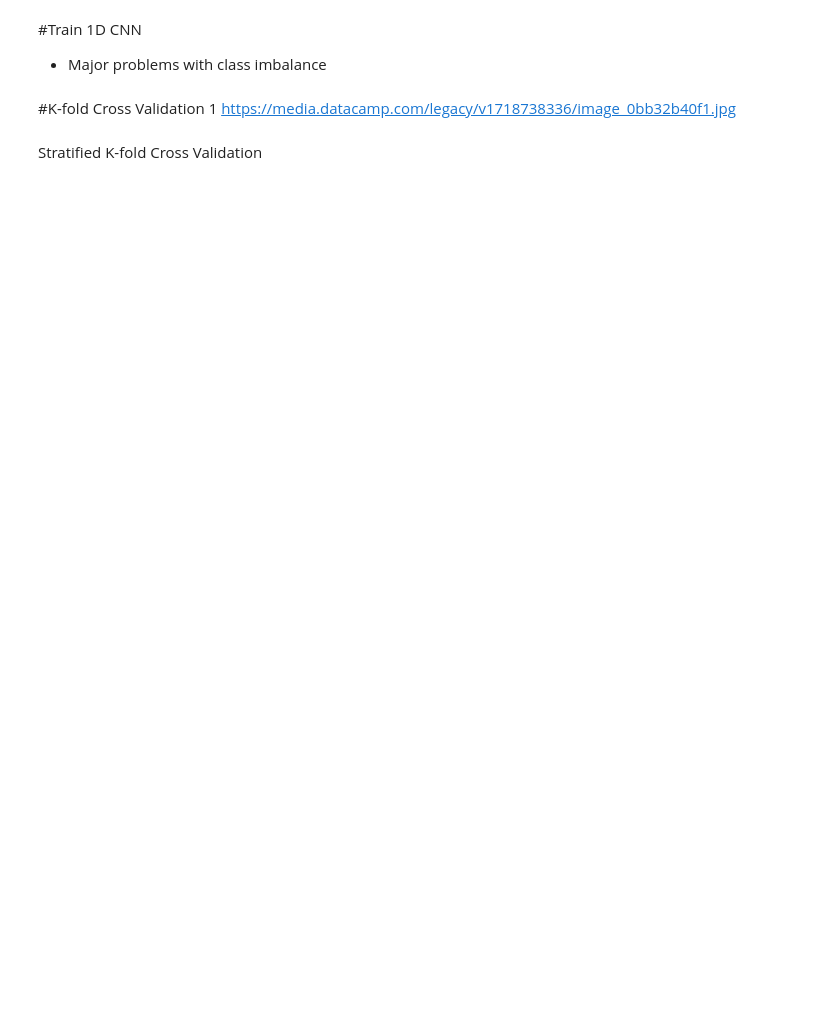
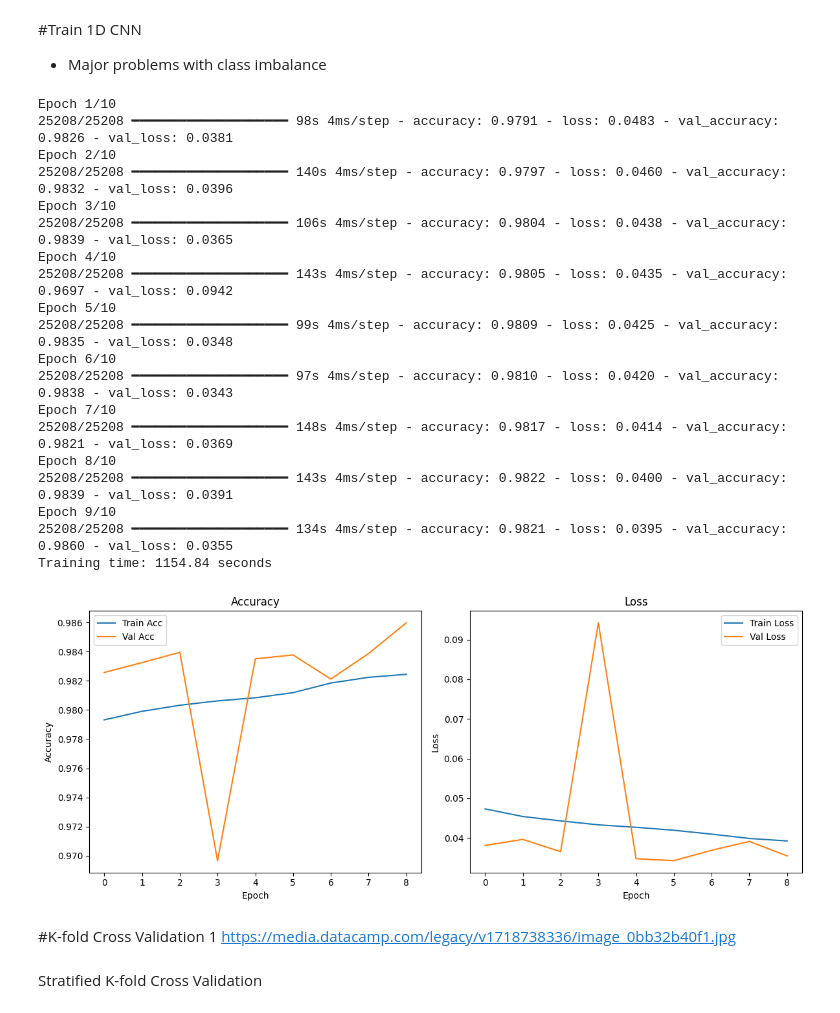
Before and after one commit to SianC7/LAIDS, a Jupyter notebook: Final_1D_CNN_Baseline_Model.ipynb, the cells around one changed output. Drawn from its saved outputs; the diff is of its cells as text; code cells hidden in the pictures; blank space fills up the shorter version.

```diff
--- a/Final_1D_CNN_Baseline_Model.ipynb
+++ b/Final_1D_CNN_Baseline_Model.ipynb
@@ -342,7 +492,7 @@ early_stopping = EarlyStopping(monitor='val_loss', # Specify monitor='val_loss'
 start_time = timeit.default_timer()
 history = model.fit(
     X_train, y_train,
-    epochs=20,
+    epochs=10,
     batch_size=64,
     validation_data=(X_val, y_val),
     callbacks=[early_stopping],
@@ -350,33 +500,54 @@ history = model.fit(
 )
 
 
 end_time = timeit.default_timer()
 print(f"Training time: {end_time - start_time:.2f} seconds")
 
 
 # Plot Accuracy and Loss
 plt.figure(figsize=(12,5))
 
 # Accuracy plot
 plt.subplot(1, 2, 1)
 plt.plot(history.history['accuracy'], label='Train Acc')
 plt.plot(history.history['val_accuracy'], label='Val Acc')
 plt.title('Accuracy')
 plt.xlabel('Epoch')
 plt.ylabel('Accuracy')
 plt.legend()
 
 # Loss plot
 plt.subplot(1, 2, 2)
 plt.plot(history.history['loss'], label='Train Loss')
 plt.plot(history.history['val_loss'], label='Val Loss')
 plt.title('Loss')
 plt.xlabel('Epoch')
 plt.ylabel('Loss')
 plt.legend()
 
 plt.tight_layout()
 plt.show()
+# %% [output]
+Epoch 1/10
+25208/25208 ━━━━━━━━━━━━━━━━━━━━ 98s 4ms/step - accuracy: 0.9791 - loss: 0.0483 - val_accuracy: 0.9826 - val_loss: 0.0381
+Epoch 2/10
+25208/25208 ━━━━━━━━━━━━━━━━━━━━ 140s 4ms/step - accuracy: 0.9797 - loss: 0.0460 - val_accuracy: 0.9832 - val_loss: 0.0396
+Epoch 3/10
+25208/25208 ━━━━━━━━━━━━━━━━━━━━ 106s 4ms/step - accuracy: 0.9804 - loss: 0.0438 - val_accuracy: 0.9839 - val_loss: 0.0365
+Epoch 4/10
+25208/25208 ━━━━━━━━━━━━━━━━━━━━ 143s 4ms/step - accuracy: 0.9805 - loss: 0.0435 - val_accuracy: 0.9697 - val_loss: 0.0942
+Epoch 5/10
+25208/25208 ━━━━━━━━━━━━━━━━━━━━ 99s 4ms/step - accuracy: 0.9809 - loss: 0.0425 - val_accuracy: 0.9835 - val_loss: 0.0348
+Epoch 6/10
+25208/25208 ━━━━━━━━━━━━━━━━━━━━ 97s 4ms/step - accuracy: 0.9810 - loss: 0.0420 - val_accuracy: 0.9838 - val_loss: 0.0343
+Epoch 7/10
+25208/25208 ━━━━━━━━━━━━━━━━━━━━ 148s 4ms/step - accuracy: 0.9817 - loss: 0.0414 - val_accuracy: 0.9821 - val_loss: 0.0369
+Epoch 8/10
+25208/25208 ━━━━━━━━━━━━━━━━━━━━ 143s 4ms/step - accuracy: 0.9822 - loss: 0.0400 - val_accuracy: 0.9839 - val_loss: 0.0391
+Epoch 9/10
+25208/25208 ━━━━━━━━━━━━━━━━━━━━ 134s 4ms/step - accuracy: 0.9821 - loss: 0.0395 - val_accuracy: 0.9860 - val_loss: 0.0355
+Training time: 1154.84 seconds
+[figure, added]
 # %% [markdown]
 #K-fold Cross Validation 1
 https://media.datacamp.com/legacy/v1718738336/image_0bb32b40f1.jpg
```
Also changed, not shown: parts of 31 cells of this notebook.
